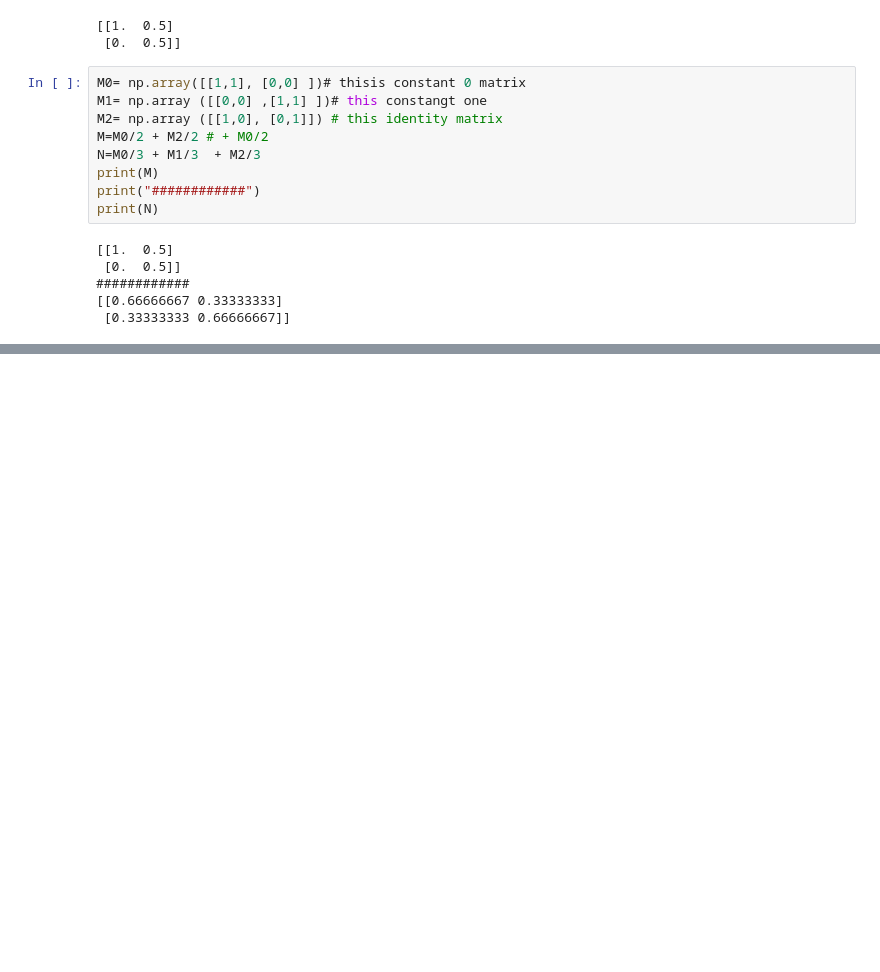
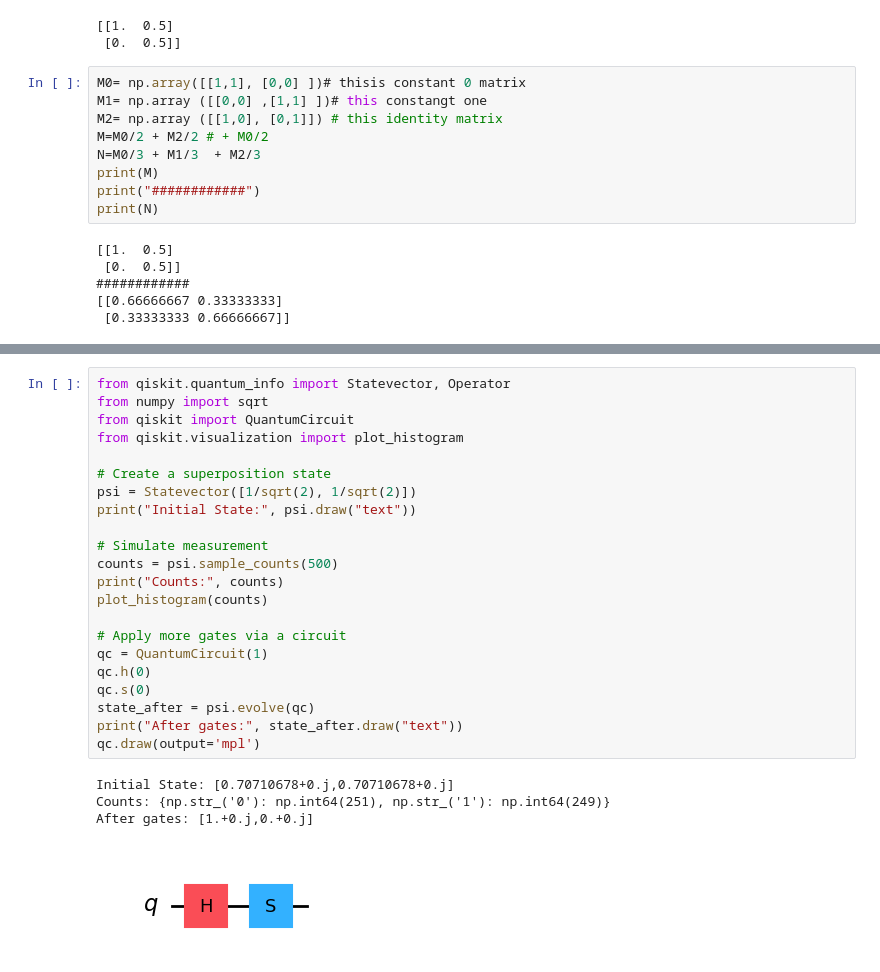
Before and after one commit to adams-gc/QNN, a Jupyter notebook: Qiskit_implementation.ipynb, the cells around one changed output, grey strips where cells are left out. Drawn from its saved outputs; the diff is of its cells as text; blank space fills up the shorter version.

```diff
--- a/Qiskit_implementation.ipynb
+++ b/Qiskit_implementation.ipynb
@@ -114,0 +371,27 @@ print(np.matmul(M0,ket1)) #these operations as applying gates by matrix multipli
+# %%
+from qiskit.quantum_info import Statevector, Operator
+from numpy import sqrt
+from qiskit import QuantumCircuit
+from qiskit.visualization import plot_histogram
+
+# Create a superposition state
+psi = Statevector([1/sqrt(2), 1/sqrt(2)])
+print("Initial State:", psi.draw("text"))
+
+# Simulate measurement
+counts = psi.sample_counts(500)
+print("Counts:", counts)
+plot_histogram(counts)
+
+# Apply more gates via a circuit
+qc = QuantumCircuit(1)
+qc.h(0)
+qc.s(0)
+state_after = psi.evolve(qc)
+print("After gates:", state_after.draw("text"))
+qc.draw(output='mpl')
+# %% [output]
+Initial State: [0.70710678+0.j,0.70710678+0.j]
+Counts: {np.str_('0'): np.int64(251), np.str_('1'): np.int64(249)}
+After gates: [1.+0.j,0.+0.j]
+[figure, added]
```
Also changed, not shown: parts of 37 cells of this notebook.
